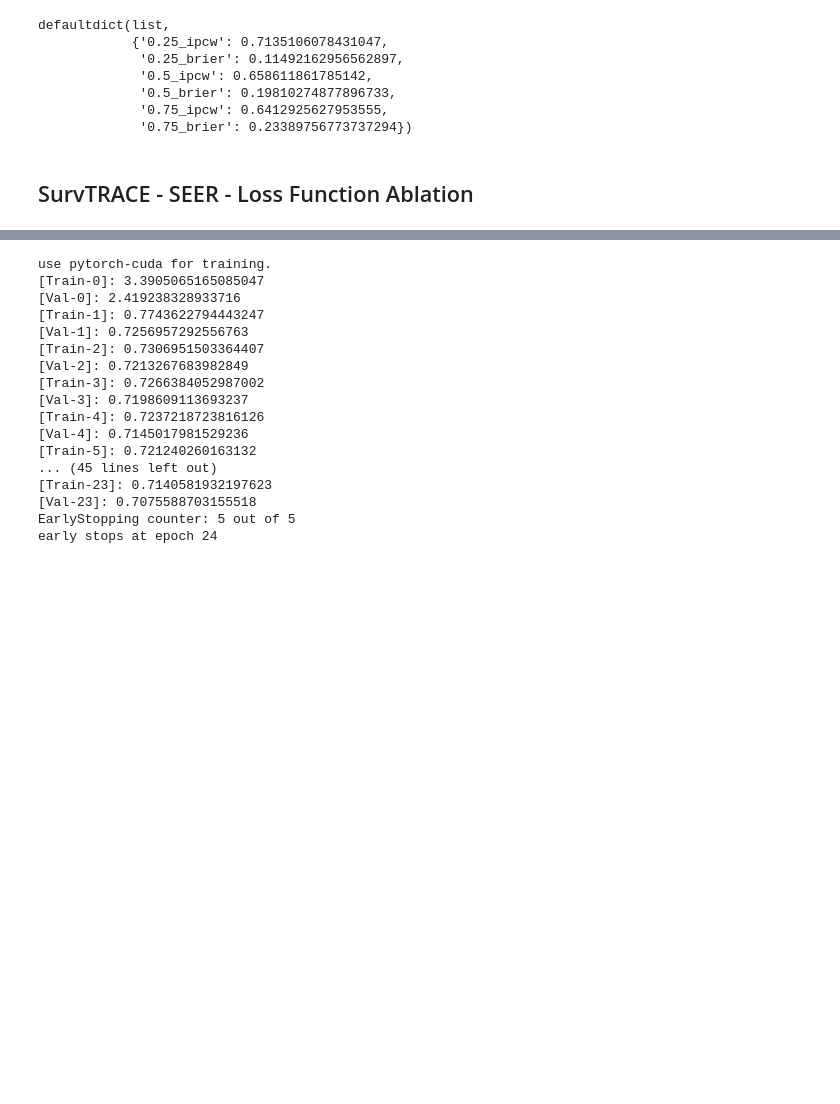
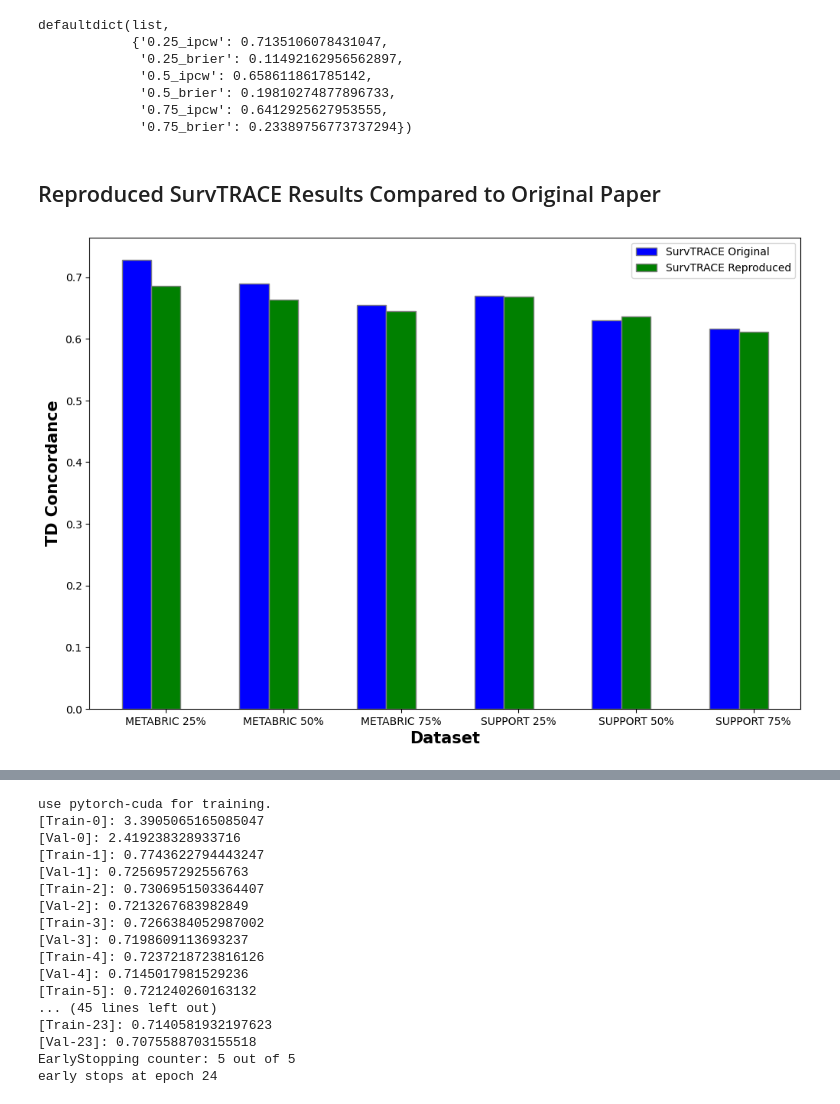
Before and after one commit to rbnyng/DLH-SurvTrace, a Jupyter notebook: main.ipynb, the cells around one changed output, grey strips where cells are left out. Saved outputs shown, nothing was run; the diff lists cells and outputs as text; code cells hidden in the pictures; blank space fills up the shorter version.

```diff
--- a/main.ipynb
+++ b/main.ipynb
@@ -393,5 +405,29 @@ defaultdict(list,
              '0.5_brier': 0.19810274877896733,
              '0.75_ipcw': 0.6412925627953555,
              '0.75_brier': 0.23389756773737294})
-# %% [markdown]
-## SurvTRACE - SEER - Loss Function Ablation
+# %% [markdown]
+## Reproduced SurvTRACE Results Compared to Original Paper
+# %%
+barWidth = 0.25
+fig = plt.subplots(figsize=(12,8))
+
+original = [0.728, 0.69, 0.655, 0.67, 0.63, 0.617]
+reproduced = [0.686, 0.663, 0.645, 0.669, 0.636, 0.611]
+
+br1 = np.arange(len(original))
+br2 = [x + barWidth for x in br1]
+
+plt.bar(br1, original, color ='b', width = barWidth,
+        edgecolor ='grey', label ='SurvTRACE Original')
+plt.bar(br2, reproduced, color ='g', width = barWidth,
+        edgecolor ='grey', label ='SurvTRACE Reproduced')
+
+plt.xlabel('Dataset', fontweight ='bold', fontsize = 15)
+plt.ylabel('TD Concordance', fontweight ='bold', fontsize = 15)
+plt.xticks([r + barWidth for r in range(len(original))],
+        ['METABRIC 25%', 'METABRIC 50%', 'METABRIC 75%', 'SUPPORT 25%', 'SUPPORT 50%', 'SUPPORT 75%'])
+
+plt.legend()
+plt.show()
+# %% [output]
+[figure, added]
```
Also changed, not shown: parts of 33 cells of this notebook.
